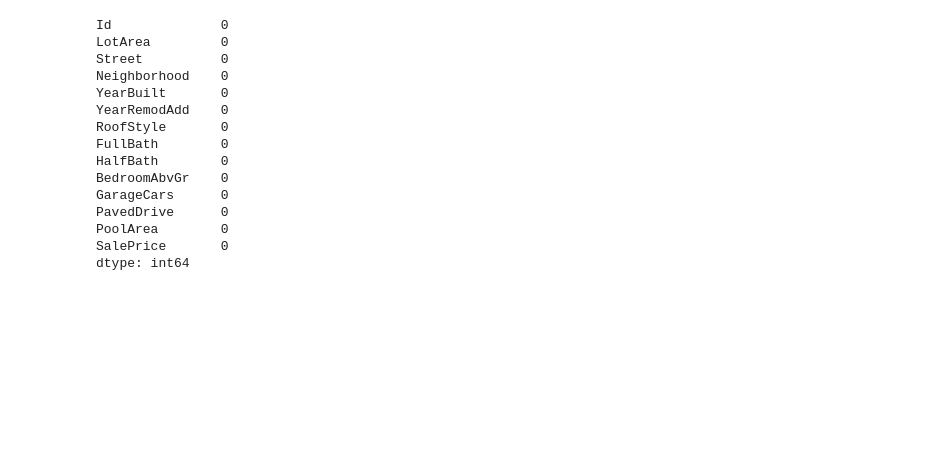
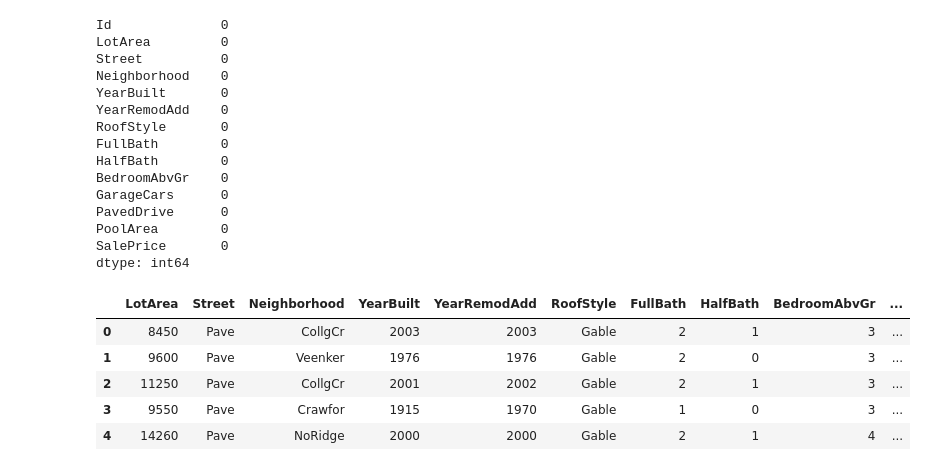
Before and after one commit to fynley17/AI-Class, a Jupyter notebook: Week3 - Macheine learning/week3.ipynb, the cells around one changed output. Cells and saved outputs as stored; diff of their text form; code cells hidden in the pictures; blank space fills up the shorter version.

```diff
--- a/Week3 - Macheine learning/week3.ipynb
+++ b/Week3 - Macheine learning/week3.ipynb
@@ -35,3 +35,13 @@ PavedDrive      0
 PoolArea        0
 SalePrice       0
 dtype: int64
+# %%
+df = df.drop(columns=['Id'], errors='ignore')
+df.head()
+# %% [output]
+|  | LotArea | Street | Neighborhood | YearBuilt | YearRemodAdd | RoofStyle | FullBath | HalfBath | BedroomAbvGr | ... |
+| 0 | 8450 | Pave | CollgCr | 2003 | 2003 | Gable | 2 | 1 | 3 | ... |
+| 1 | 9600 | Pave | Veenker | 1976 | 1976 | Gable | 2 | 0 | 3 | ... |
+| 2 | 11250 | Pave | CollgCr | 2001 | 2002 | Gable | 2 | 1 | 3 | ... |
+| 3 | 9550 | Pave | Crawfor | 1915 | 1970 | Gable | 1 | 0 | 3 | ... |
+| 4 | 14260 | Pave | NoRidge | 2000 | 2000 | Gable | 2 | 1 | 4 | ... |
```
Also changed, not shown: parts of 5 cells of this notebook, 4 other files.
